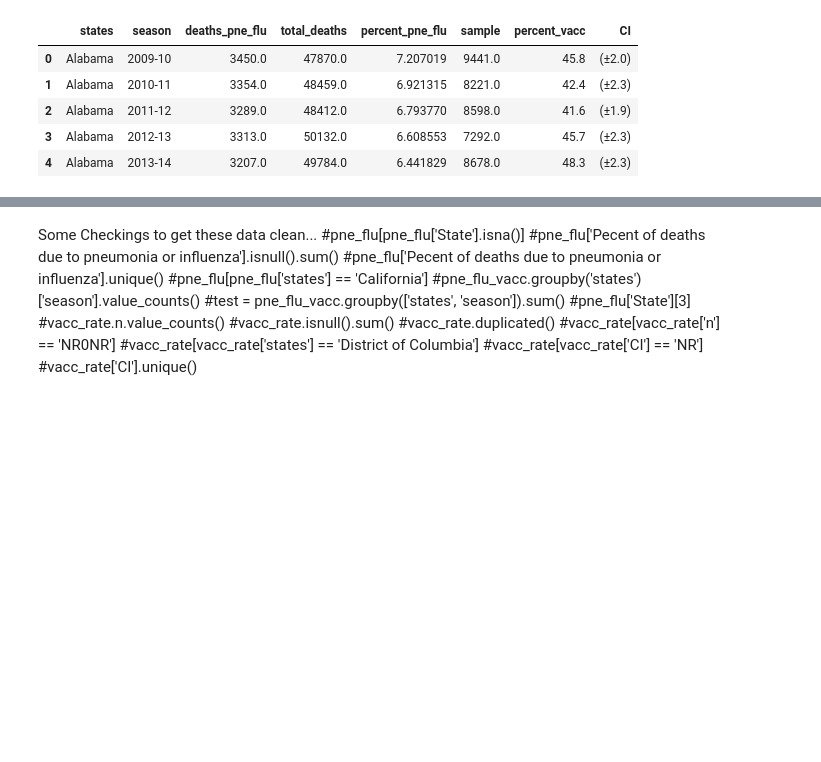
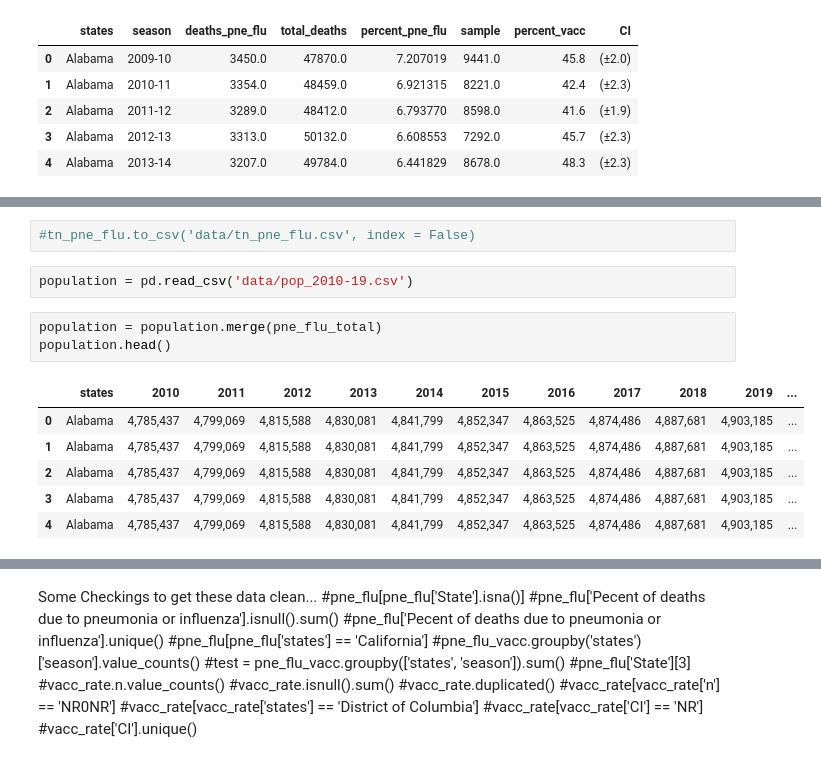
Before and after one commit to foyaza/pneumonia_influenza_deaths, a Jupyter notebook: capstone_data_cleaning_merging.ipynb, the cells around one changed output, grey strips where cells are left out. Cells and saved outputs as stored; diff of their text form; blank space fills up the shorter version.

```diff
--- a/capstone_data_cleaning_merging.ipynb
+++ b/capstone_data_cleaning_merging.ipynb
@@ -297,0 +441,14 @@ pne_flu_vacc.to_csv('data/pne_flu_vacc.csv', index = False)
+# %%
+#tn_pne_flu.to_csv('data/tn_pne_flu.csv', index = False)
+# %%
+population = pd.read_csv('data/pop_2010-19.csv')
+# %%
+population = population.merge(pne_flu_total)
+population.head()
+# %% [output]
+|  | states | 2010 | 2011 | 2012 | 2013 | 2014 | 2015 | 2016 | 2017 | 2018 | 2019 | ... |
+| 0 | Alabama | 4,785,437 | 4,799,069 | 4,815,588 | 4,830,081 | 4,841,799 | 4,852,347 | 4,863,525 | 4,874,486 | 4,887,681 | 4,903,185 | ... |
+| 1 | Alabama | 4,785,437 | 4,799,069 | 4,815,588 | 4,830,081 | 4,841,799 | 4,852,347 | 4,863,525 | 4,874,486 | 4,887,681 | 4,903,185 | ... |
+| 2 | Alabama | 4,785,437 | 4,799,069 | 4,815,588 | 4,830,081 | 4,841,799 | 4,852,347 | 4,863,525 | 4,874,486 | 4,887,681 | 4,903,185 | ... |
+| 3 | Alabama | 4,785,437 | 4,799,069 | 4,815,588 | 4,830,081 | 4,841,799 | 4,852,347 | 4,863,525 | 4,874,486 | 4,887,681 | 4,903,185 | ... |
+| 4 | Alabama | 4,785,437 | 4,799,069 | 4,815,588 | 4,830,081 | 4,841,799 | 4,852,347 | 4,863,525 | 4,874,486 | 4,887,681 | 4,903,185 | ... |
```
Also changed, not shown: parts of 22 cells of this notebook, 1 other file.
